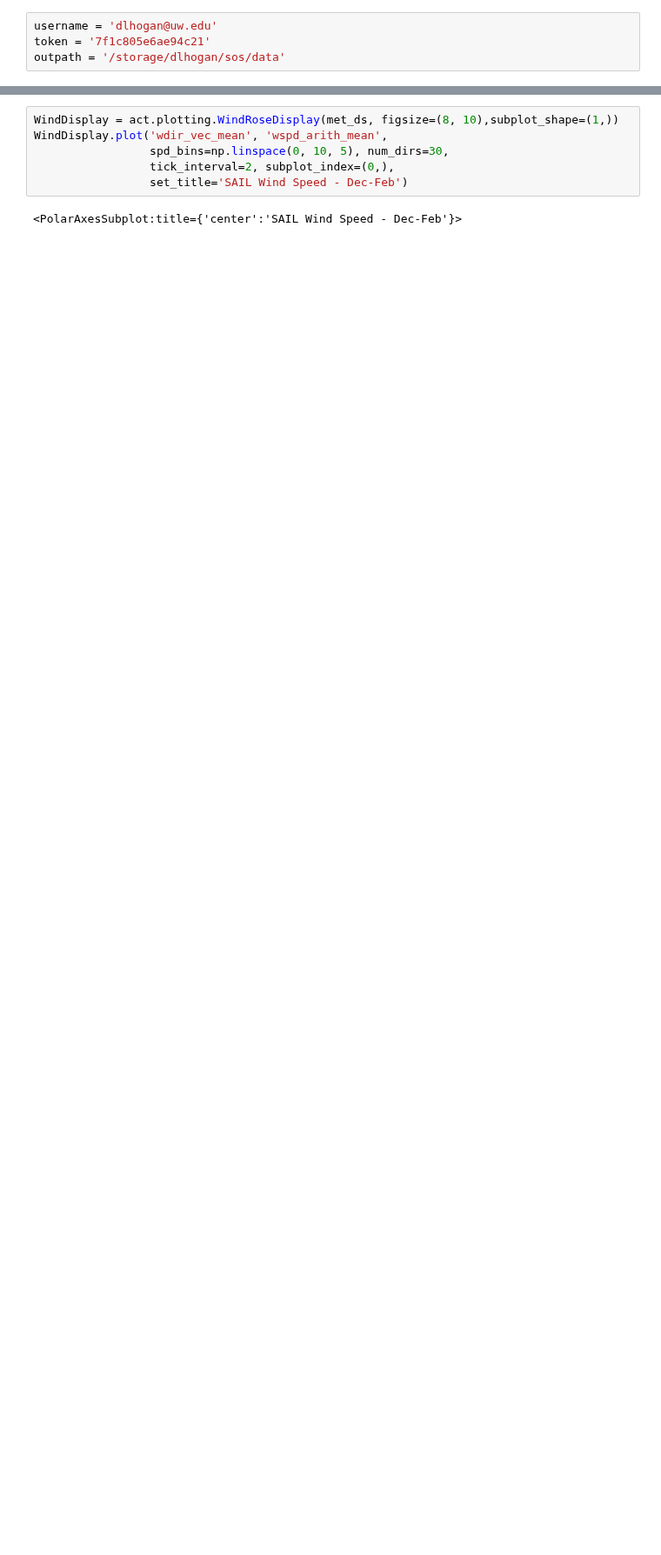
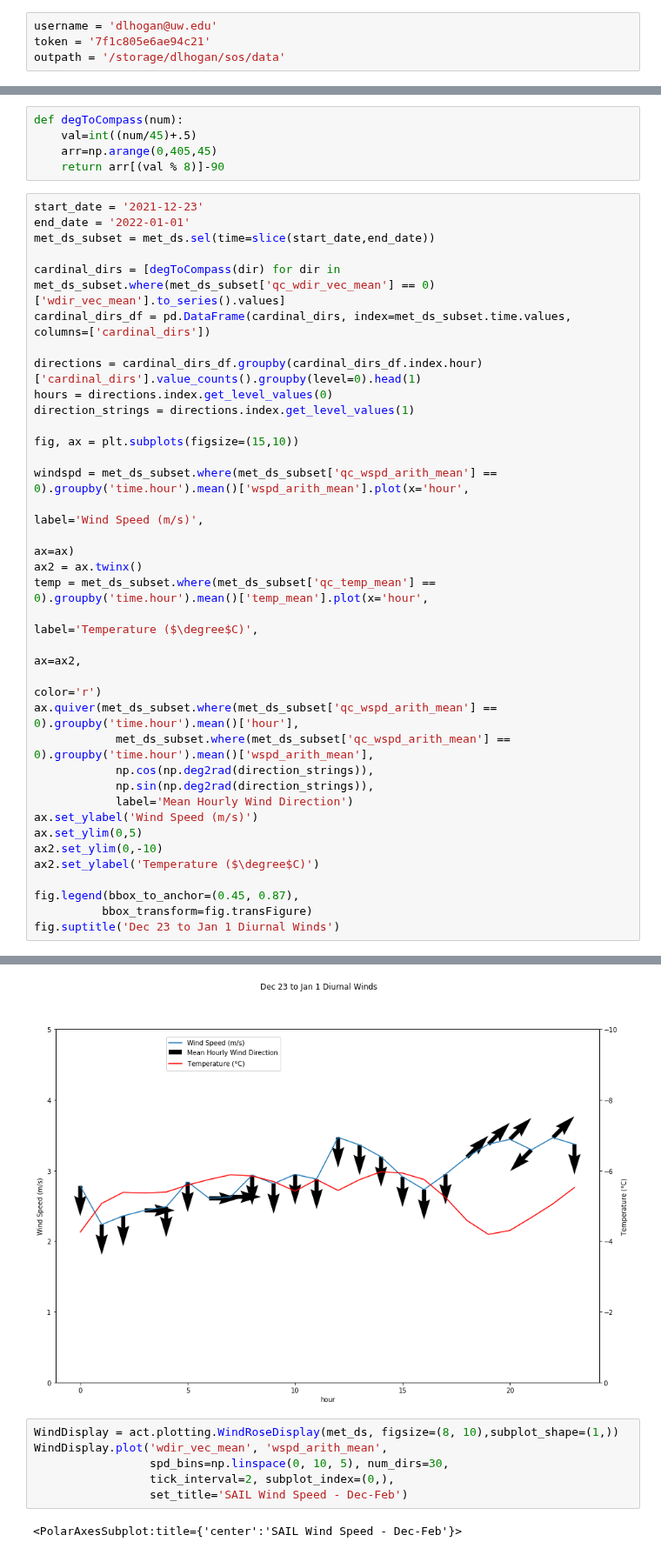
Before and after one commit to dlhogan97/Spring-Precipitation-Effect-CO-River, a Jupyter notebook: notebooks/SAIL_winds.ipynb, the cells around one changed output, grey strips where cells are left out. Shown at 87% size. Drawn from its saved outputs; the diff is of its cells as text; blank space fills up the shorter version.

```diff
--- a/notebooks/SAIL_winds.ipynb
+++ b/notebooks/SAIL_winds.ipynb
@@ -40,0 +85,41 @@ WindDisplay.plot('wdir_vec_mean', 'wspd_arith_mean',
+# %%
+def degToCompass(num):
+    val=int((num/45)+.5)
+    arr=np.arange(0,405,45)
+    return arr[(val % 8)]-90
+# %%
+start_date = '2021-12-23'
+end_date = '2022-01-01'
+met_ds_subset = met_ds.sel(time=slice(start_date,end_date))
+
+cardinal_dirs = [degToCompass(dir) for dir in met_ds_subset.where(met_ds_subset['qc_wdir_vec_mean'] == 0)['wdir_vec_mean'].to_series().values]
+cardinal_dirs_df = pd.DataFrame(cardinal_dirs, index=met_ds_subset.time.values, columns=['cardinal_dirs'])
+
+directions = cardinal_dirs_df.groupby(cardinal_dirs_df.index.hour)['cardinal_dirs'].value_counts().groupby(level=0).head(1)
+hours = directions.index.get_level_values(0)
+direction_strings = directions.index.get_level_values(1)
+
+fig, ax = plt.subplots(figsize=(15,10))
+
+windspd = met_ds_subset.where(met_ds_subset['qc_wspd_arith_mean'] == 0).groupby('time.hour').mean()['wspd_arith_mean'].plot(x='hour',
+                                                                                                                            label='Wind Speed (m/s)',
+                                                                                                                            ax=ax)
+ax2 = ax.twinx()
+temp = met_ds_subset.where(met_ds_subset['qc_temp_mean'] == 0).groupby('time.hour').mean()['temp_mean'].plot(x='hour',
+                                                                                                            label='Temperature ($\degree$C)',
+                                                                                                            ax=ax2,
+                                                                                                            color='r')
+ax.quiver(met_ds_subset.where(met_ds_subset['qc_wspd_arith_mean'] == 0).groupby('time.hour').mean()['hour'],
+            met_ds_subset.where(met_ds_subset['qc_wspd_arith_mean'] == 0).groupby('time.hour').mean()['wspd_arith_mean'],
+            np.cos(np.deg2rad(direction_strings)),
+            np.sin(np.deg2rad(direction_strings)),
+            label='Mean Hourly Wind Direction')
+ax.set_ylabel('Wind Speed (m/s)')
+ax.set_ylim(0,5)
+ax2.set_ylim(0,-10)
+ax2.set_ylabel('Temperature ($\degree$C)')
+
+fig.legend(bbox_to_anchor=(0.45, 0.87),
+          bbox_transform=fig.transFigure)
+fig.suptitle('Dec 23 to Jan 1 Diurnal Winds')
+# %% [output]
@@ -41,3 +127,4 @@ WindDisplay.plot('wdir_vec_mean', 'wspd_arith_mean',
+[figure, added]
 # %%
 WindDisplay = act.plotting.WindRoseDisplay(met_ds, figsize=(8, 10),subplot_shape=(1,))
 WindDisplay.plot('wdir_vec_mean', 'wspd_arith_mean',
```
Also changed, not shown: parts of 16 cells of this notebook, 3 other files.
